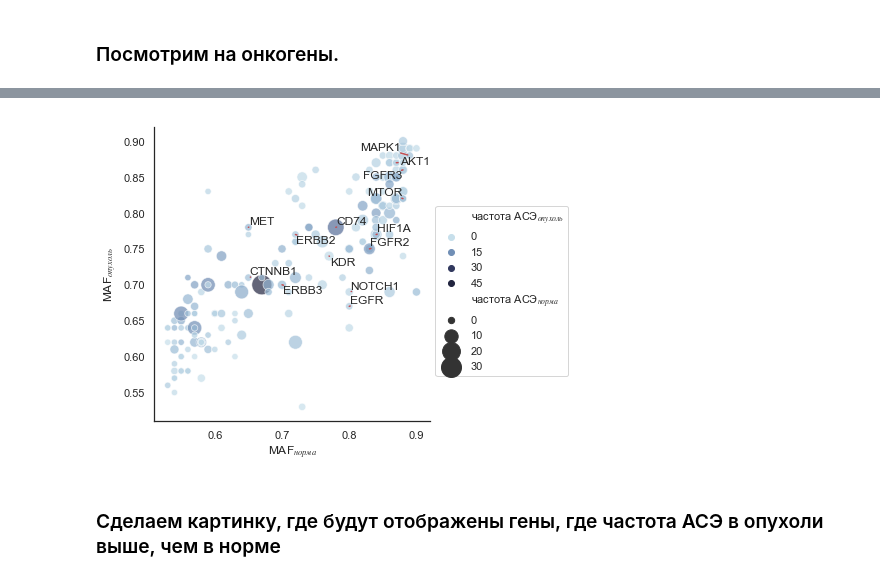
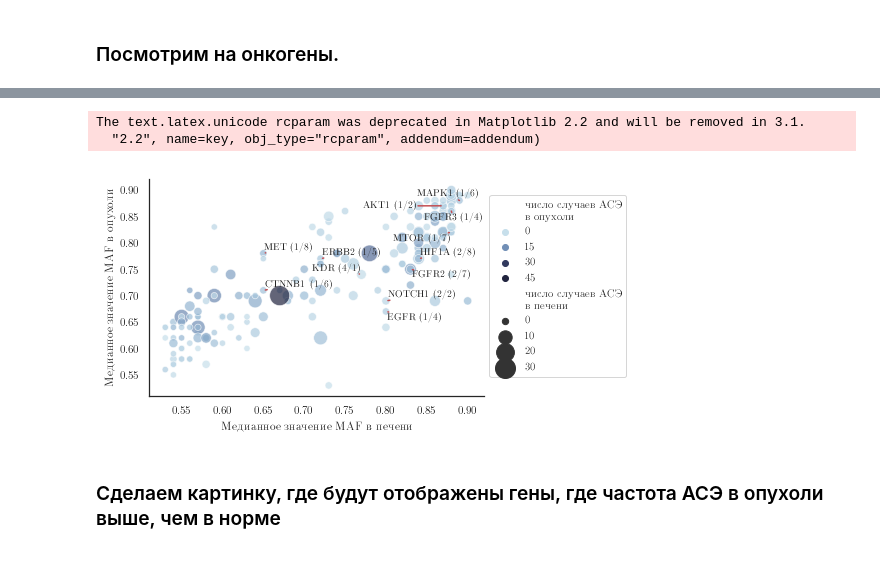
Before and after one commit to emir-radkevich/paper_ase, a Jupyter notebook: scripts_for_publication/pics_ase.ipynb, the cells around one changed output, grey strips where cells are left out. Drawn from its saved outputs; the diff is of its cells as text; code cells hidden in the pictures.

```diff
--- a/scripts_for_publication/pics_ase.ipynb
+++ b/scripts_for_publication/pics_ase.ipynb
@@ -7,7 +7,7 @@
 
 import numpy as np
 import pandas as pd
-import matplotlib
+from matplotlib import rc
 import os
 from adjustText import adjust_text
 from scipy.stats import kendalltau, pearsonr, spearmanr
@@ -16,14 +16,13 @@ import seaborn as sns
 import matplotlib.pyplot as plt
 
 pd.set_option('display.max_rows', 10)
-
-matplotlib.rcParams['mathtext.fontset'] = 'stix'
-matplotlib.rcParams['font.family'] = 'STIXGeneral'
-matplotlib.rcParams["font.size"] = 16
 # %%
 df = pd.read_csv(os.path.join('tsv_files', "new_data_fin.tsv"), sep='\t', header=1, decimal=b",")
 df.drop("Unnamed: 0", axis=1, inplace=True)
-# df
+# df["ASE_f_l"]=df["ASE_l"]/df["heterozygous_sites_l"]
+# df["ASE_f_t"] = df["ASE_t"]/df["heterozygous_sites_t"]
+df["ASE_f_l"]=df["ASE_l"]/180*100
+df["ASE_f_t"] = df["ASE_t"]/180*100
 # %%
 # Грузим сегментрано дуплицированные гены
 where_am_i = os.getcwd()
@@ -88,39 +86,53 @@ df_onc = pd.read_csv(os.path.join(os.getcwd(), 'tsv_files', "onc_37.tsv"), sep='
 # %%
-df_onc_sort = df_trial.query("gene in @df_onc.gene_name")
+df_onc_sort = df_nsd.query("gene in @df_onc.gene_name")
 df_onc_sort = df_onc_sort.reset_index(drop=True)
-# df_onc_sort
+l=[i[1][0]+" ("+str(i[1][3])+"/"+str(i[1][9])+")" for i in df_onc_sort.iterrows()]
 # %%
-onc_l = ["AR", "ESR1", "DDX5", "SND1", "SKI", "BIRC6", "GNAS", "EPAS1", "BRD4", "KMT2D",
-        "TRRAP", "TFE3", "A1CF", "CHD4", "CSF1R", "ELK4", "NFE2L2", "CCND1", "BCL9L", "ATP1A1"]
+onc_l = ["AR", "ESR1", "DDX5", "SND1", "SKI", "BIRC6", "GNAS", "EPAS1", "BRD4", "KMT2D", "ERBB3",
+        "TRRAP", "TFE3", "A1CF", "CHD4", "CSF1R", "ELK4", "NFE2L2", "BCL9L", "ATP1A1", "CCND1", "CD74"]
 sign = [i for i in df_onc_sort["gene"] if i not in onc_l]
 # %%
-df_trial_ren = df_trial.rename(columns={'ASE_l':'частота АСЭ${_{норма}}$'}, inplace=False)
-df_trial_ren.rename(columns={'ASE_t':'частота АСЭ${_{опухоль}}$'}, inplace=True)
+df_trial_ren = df_nsd.rename(columns={'ASE_l':'число случаев АСЭ\nв печени'}, inplace=False)
+df_trial_ren.rename(columns={'ASE_t':'число случаев АСЭ\nв опухоли'}, inplace=True)
 
 sns.set(style="white")
 
+fs=10
+
+plt.rc('text', usetex=True)
+plt.rc('font', **{"family":"serif","size":fs})
+plt.rc('text.latex', unicode=True)
+plt.rcParams['text.latex.preamble'] = [r'\usepackage[russian,english]{babel}', \
+                                       r'\usepackage[T2A]{fontenc}']
+
 cmap = sns.cubehelix_palette(rot=-.15, as_cmap=True)
-sns.relplot(x="med_MAF_l", y="med_MAF_t",
-            size='частота АСЭ${_{норма}}$',
-            hue='частота АСЭ${_{опухоль}}$',
+sns.scatterplot(x="med_MAF_l", y="med_MAF_t",
+            size='число случаев АСЭ\nв печени',
+            hue='число случаев АСЭ\nв опухоли',
             sizes=(40, 400), alpha=.7, palette=cmap,
-            data=df_trial_ren)._legend.remove()
+            data=df_trial_ren)
 
-plt.legend(bbox_to_anchor=(1,.75))
-plt.xlabel("MAF${_{норма}}$")
-plt.ylabel("MAF${_{опухоль}}$")
+plt.xlabel("Медианное значение MAF в печени", fontsize=fs+2)
+plt.ylabel("Медианное значение MAF в опухоли", fontsize=fs+2)
+plt.legend(bbox_to_anchor=(1,.95))
+sns.despine()
 
 x_l, y_l, s_l, texts = [],[],[],[]
 
 for i in df_onc_sort.iterrows():
-    if i[1][0] in sign: x_l.append(i[1][5]);y_l.append(i[1][11]);s_l.append(i[1][0])
+    if i[1][0] in sign: x_l.append(i[1][5]);y_l.append(i[1][11]); \
+        s_l.append(i[1][0]+" ("+str(i[1][3])+"/"+str(i[1][9])+")")
 
 for x, y, s in zip(x_l, y_l, s_l):
     texts.append(plt.text(x, y, s))
 
 adjust_text(texts, arrowprops=dict(arrowstyle="-", color='r', lw=1.5))
+
 plt.savefig(os.path.join(pic_path, 'all_ase_onc_ru.png'), dpi=300, bbox_inches='tight')
+plt.show()
 # %% [output]
+The text.latex.unicode rcparam was deprecated in Matplotlib 2.2 and will be removed in 3.1.
+  "2.2", name=key, obj_type="rcparam", addendum=addendum)
-[figure, old version]
+[figure, new version]
 # %% [markdown]
 ### Сделаем картинку, где будут отображены гены, где частота АСЭ в опухоли выше, чем в норме
```
Also changed, not shown: parts of 10 cells of this notebook, 8 other files.
